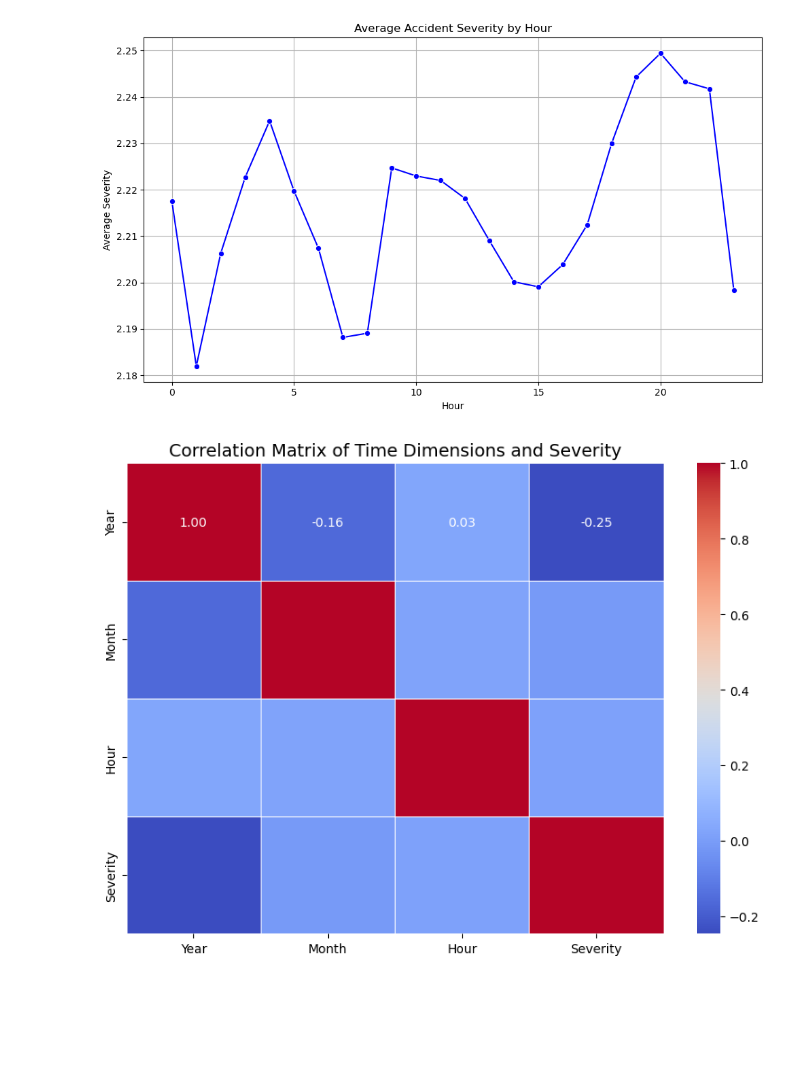
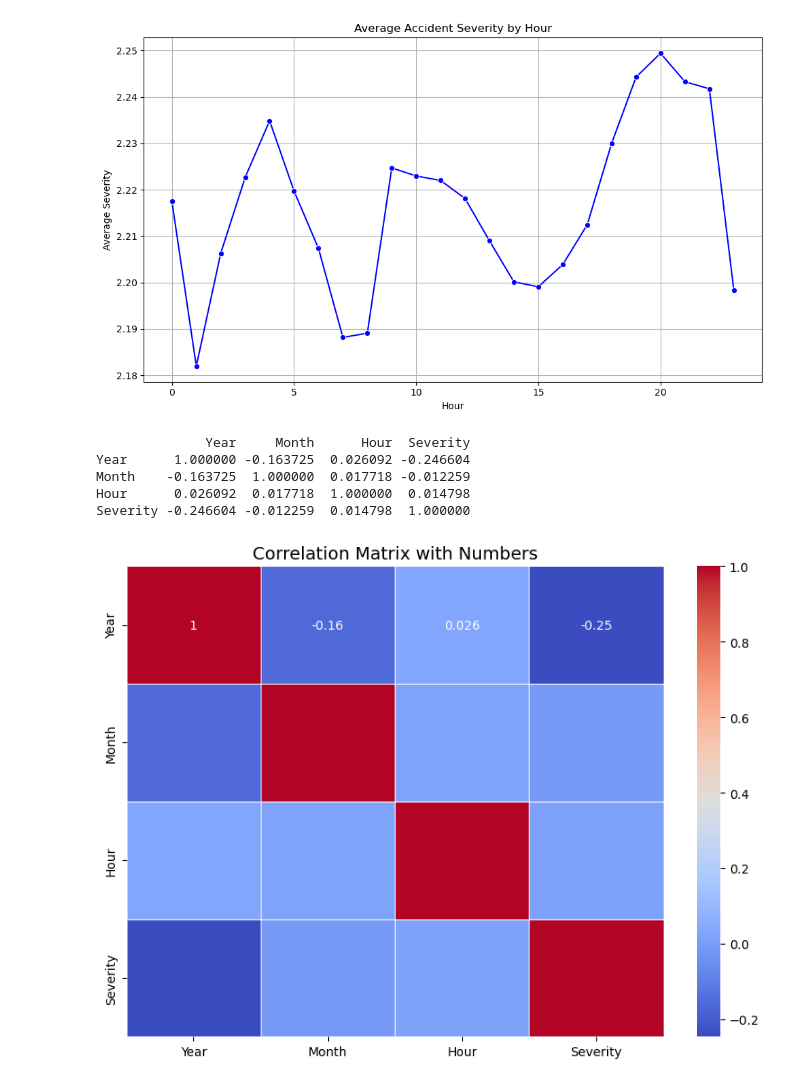
Before and after one commit to suryaprakashtk/US_Car_Accident_Data_Analysis, a Jupyter notebook: src/time_severity.ipynb, the cells around one changed output. Cells and saved outputs as stored; diff of their text form; code cells hidden in the pictures; blank space fills up the shorter version.

Commit message:
Add time_severity.ipynb in submodule

```diff
--- a/src/time_severity.ipynb
+++ b/src/time_severity.ipynb
@@ -243,11 +243,11 @@ def plot_correlation_matrix_with_numbers_fixed(df):
     # 绘制相关矩阵热力图
     plt.figure(figsize=(8, 6))
     sns.heatmap(
-
-        annot=False,
-        cmap="coolwarm",    # 设置颜色映射
-        linewidths=0.5,     # 设置格子间距
-        cbar=True           # 显示颜色条
+        correlation_matrix,  # 传递计算得到的相关矩阵
+        annot=True,          # 显示数值
+        cmap="coolwarm",     # 设置颜色映射
+        linewidths=0.5,      # 设置格子间距
+        cbar=True            # 显示颜色条
     )
 
     # 添加标题
@@ -256,10 +256,12 @@ def plot_correlation_matrix_with_numbers_fixed(df):
 
     # 显示图表
     plt.show()
-
-# 调用函数
-# plot_correlation_matrix_with_numbers_fixed(df)
 # %%
-plot_correlation_matrix(df)
+plot_correlation_matrix_with_numbers_fixed(df)
 # %% [output]
+              Year     Month      Hour  Severity
+Year      1.000000 -0.163725  0.026092 -0.246604
+Month    -0.163725  1.000000  0.017718 -0.012259
+Hour      0.026092  0.017718  1.000000  0.014798
+Severity -0.246604 -0.012259  0.014798  1.000000
-[figure, old version]
+[figure, new version]
```
Also changed, not shown: parts of 8 cells of this notebook.
